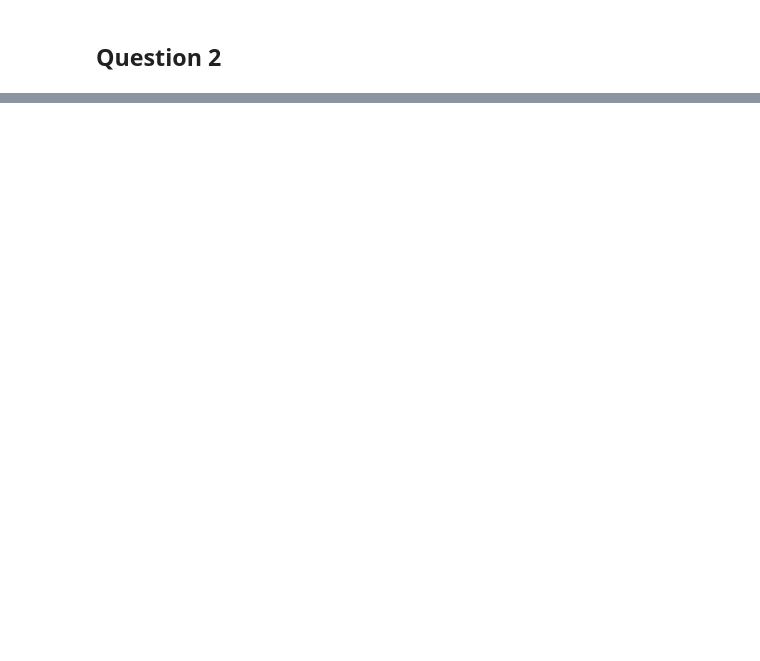
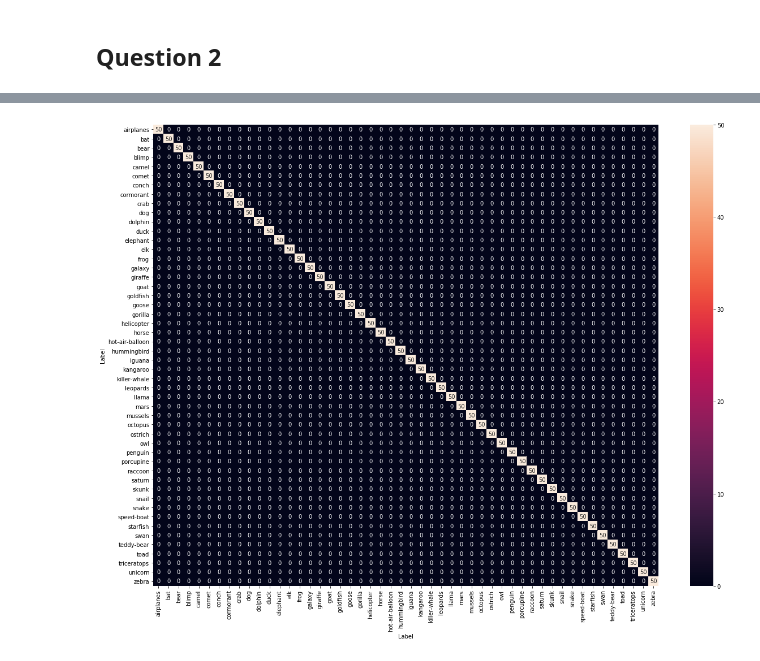
Before and after one commit to ckgrosch/groschner-python-ay250-homework, a Jupyter notebook: hw_6/hw_6_groschner.ipynb, the cells around one changed output, grey strips where cells are left out. Drawn from its saved outputs; the diff is of its cells as text; code cells hidden in the pictures; blank space fills up the shorter version.

```diff
--- a/hw_6/hw_6_groschner.ipynb
+++ b/hw_6/hw_6_groschner.ipynb
@@ -430,0 +287,10 @@ for i in enumerate(indices):
+# %%
+def plot_confusion_matrix(X, Y, df, model):
+    """Creates a confusion matrix for the different classes given a set of features, true labels, the dataset
+    and the desired trained classfier"""
+    Y_pred = model.predict(X)
+    Y_labels = df['Label'].drop_duplicates()
+    cfm = confusion_matrix(Y, Y_pred, labels=Y_labels)
+    df_cfm = pd.DataFrame(data = cfm, columns=Y_labels, index=Y_labels)
+    plt.subplots(figsize=(20,15))
+    ax = sns.heatmap(df_cfm, annot=True, fmt="d")
@@ -430,0 +359,4 @@ for i in enumerate(indices):
+# %%
+plot_confusion_matrix(X_train, Y_train, df, opt_model)
+# %% [output]
+[figure, added]
```
Also changed, not shown: parts of 54 cells of this notebook, 1 other file.
